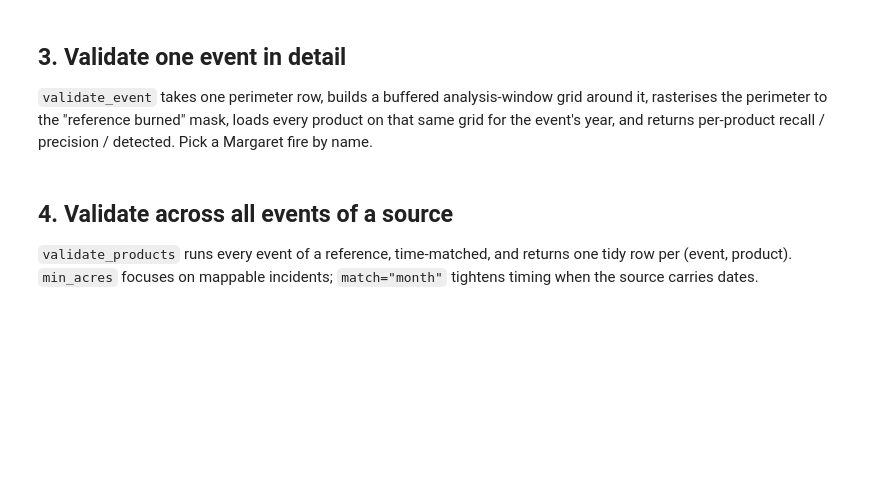
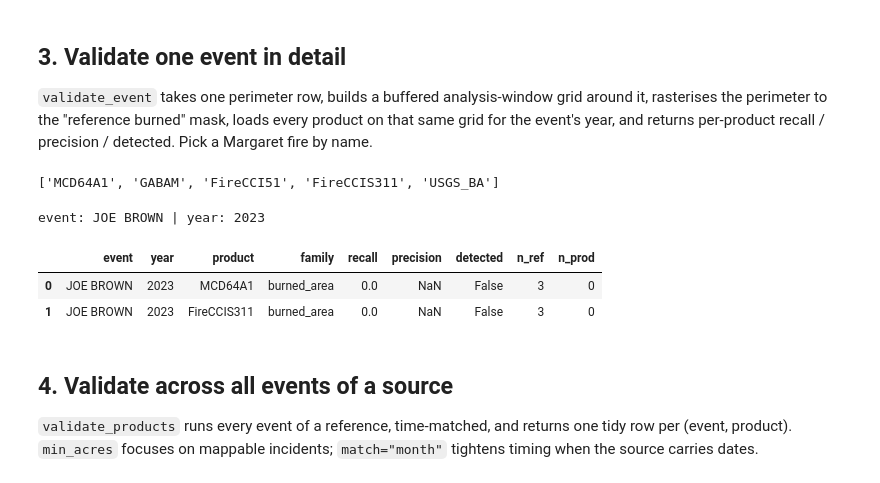
Before and after one commit to jimzhang629/peat_fire_stanback, a Jupyter notebook: notebooks/validate_against_reference.ipynb, the cells around one changed output. Cells and saved outputs as stored; diff of their text form; code cells hidden in the pictures; blank space fills up the shorter version.

```diff
--- a/notebooks/validate_against_reference.ipynb
+++ b/notebooks/validate_against_reference.ipynb
@@ -83,23 +106,33 @@ events  # None if the source isn't downloaded yet
 around it, rasterises the perimeter to the "reference burned" mask, loads every
 product on that same grid for the event's year, and returns per-product
 recall / precision / detected. Pick a Margaret fire by name.
+# %%
+products = list_products("burned_area")
+products
+# %% [output]
+['MCD64A1', 'GABAM', 'FireCCI51', 'FireCCIS311', 'USGS_BA']
 # %%
 ref = load_reference("NIFC_IFPH", aoi)
 if ref is not None:
     # pick one event by name substring (case-insensitive); fall back to the first row
-    hit = ref[ref["_event"].str.contains("Pains Bay", case=False, na=False)]
+    hit = ref[ref["_event"].str.contains("Evans Road", case=False, na=False)]
     event_gdf = hit if len(hit) else ref.iloc[[0]]
     year = int(event_gdf["_year"].iloc[0])
     print("event:", event_gdf["_event"].iloc[0], "| year:", year)
     detail_one = validate_event(
         event_gdf,
         products=list_products("burned_area") + list_products("occurrence"),
         year=year, buffer_km=5.0,
     )
     display(detail_one[["event", "year", "product", "family",
                         "recall", "precision", "detected", "n_ref", "n_prod"]])
 else:
     print("NIFC_IFPH not downloaded yet — skipping.")
+# %% [output]
+event: JOE BROWN | year: 2023
+|  | event | year | product | family | recall | precision | detected | n_ref | n_prod |
+| 0 | JOE BROWN | 2023 | MCD64A1 | burned_area | 0.0 | NaN | False | 3 | 0 |
+| 1 | JOE BROWN | 2023 | FireCCIS311 | burned_area | 0.0 | NaN | False | 3 | 0 |
 # %% [markdown]
 ## 4. Validate across all events of a source
 
```
Also changed, not shown: parts of 9 cells of this notebook, 1 other file.
